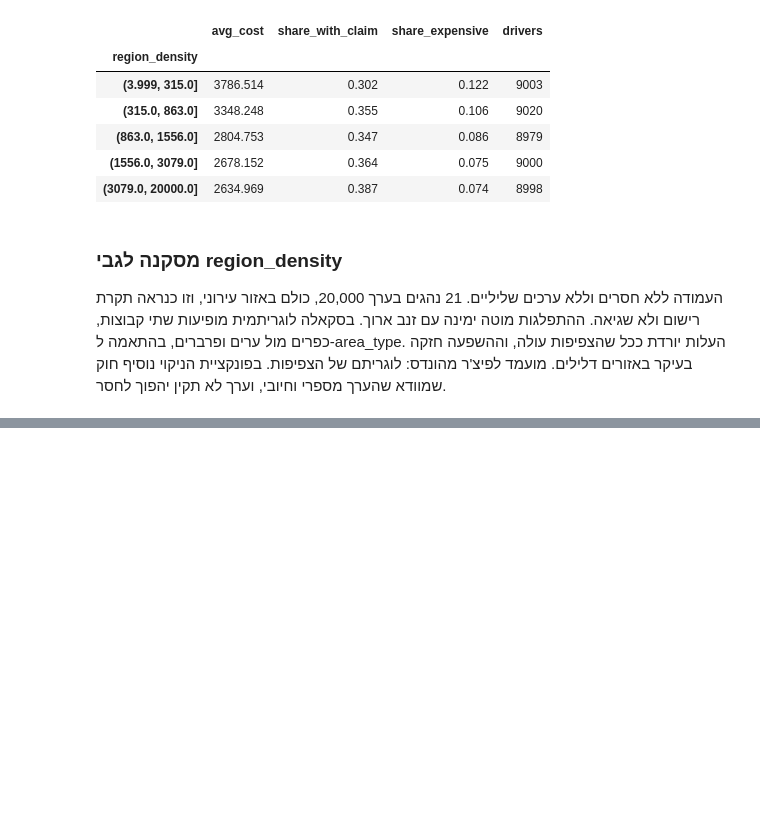
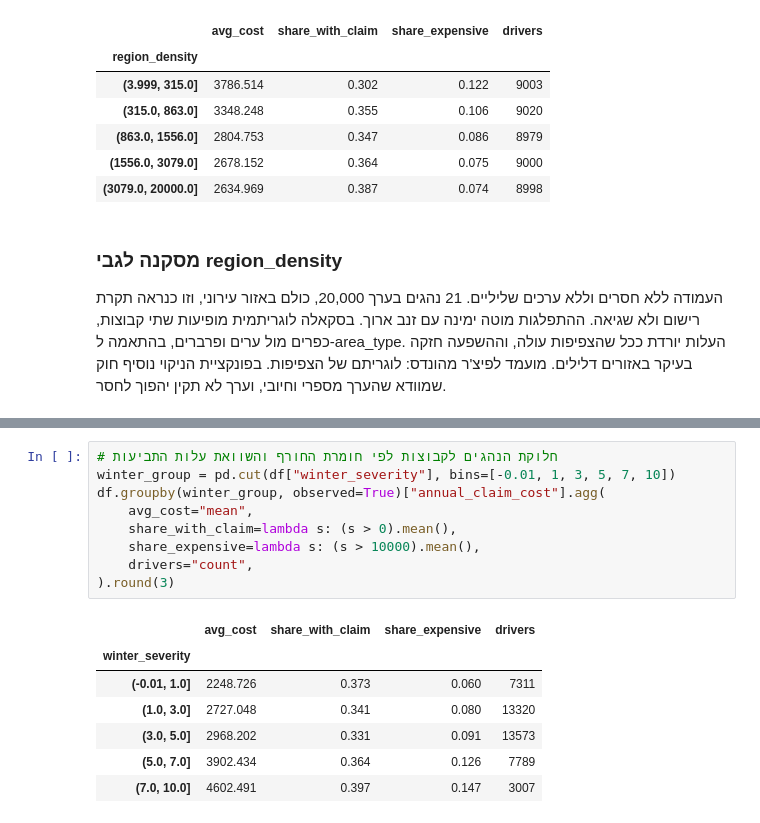
Before and after one commit to liadrimer/car-insurance-claim-prediction, a Jupyter notebook: cleaning_driver.ipynb, the cells around one changed output, grey strips where cells are left out. Saved outputs shown, nothing was run; the diff lists cells and outputs as text; blank space fills up the shorter version.

```diff
--- a/cleaning_driver.ipynb
+++ b/cleaning_driver.ipynb
@@ -267,0 +305,17 @@ df.groupby(density_group, observed=True)["annual_claim_cost"].agg(
+# %%
+# חלוקת הנהגים לקבוצות לפי חומרת החורף והשוואת עלות התביעות
+winter_group = pd.cut(df["winter_severity"], bins=[-0.01, 1, 3, 5, 7, 10])
+df.groupby(winter_group, observed=True)["annual_claim_cost"].agg(
+    avg_cost="mean",
+    share_with_claim=lambda s: (s > 0).mean(),
+    share_expensive=lambda s: (s > 10000).mean(),
+    drivers="count",
+).round(3)
+# %% [output]
+|  | avg_cost | share_with_claim | share_expensive | drivers |
+| winter_severity |  |  |  |  |
+| (-0.01, 1.0] | 2248.726 | 0.373 | 0.060 | 7311 |
+| (1.0, 3.0] | 2727.048 | 0.341 | 0.080 | 13320 |
+| (3.0, 5.0] | 2968.202 | 0.331 | 0.091 | 13573 |
+| (5.0, 7.0] | 3902.434 | 0.364 | 0.126 | 7789 |
+| (7.0, 10.0] | 4602.491 | 0.397 | 0.147 | 3007 |
```
Also changed, not shown: parts of 6 cells of this notebook.
